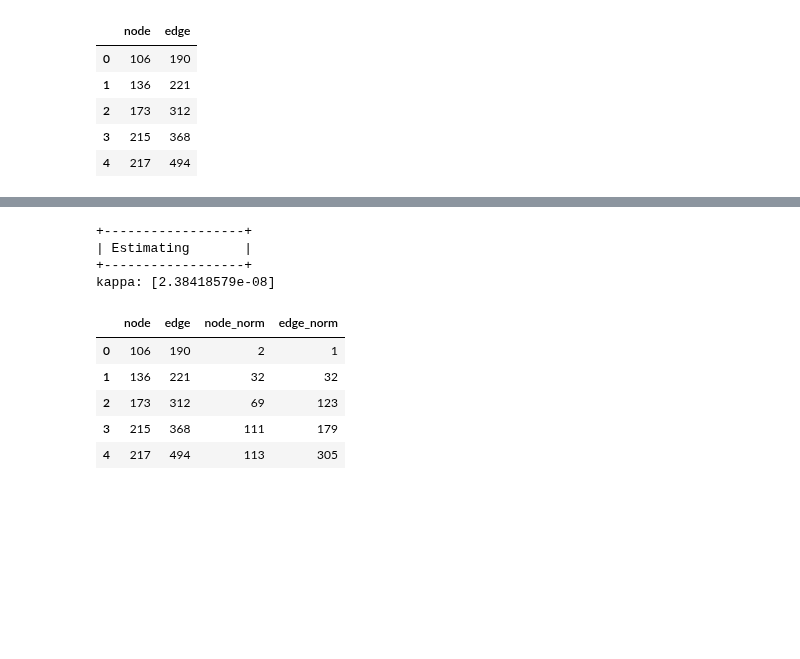
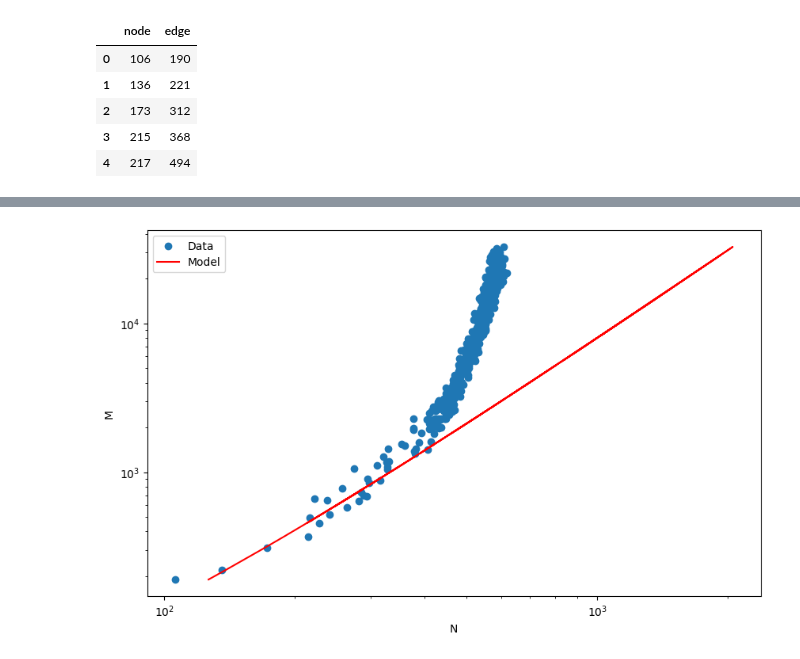
Before and after one commit to yiadka/mobility_scaling, a Jupyter notebook: notebooks/nmscaling_norm_first.ipynb, the cells around one changed output, grey strips where cells are left out. Drawn from its saved outputs; the diff is of its cells as text; code cells hidden in the pictures; blank space fills up the shorter version.

```diff
--- a/notebooks/nmscaling_norm_first.ipynb
+++ b/notebooks/nmscaling_norm_first.ipynb
@@ -87,3 +87,15 @@ def model_uniform(x, kappa):
 # 残差関数の定義
 def residual_uniform(params, x, y):
     return y - model_uniform(x, *params)
+# %%
+print("+------------------+")
+print("| Estimating       |")
+print("+------------------+")
+
+# result = optimize.least_squares(residual_uniform, x0=[0.05], args=(edge_norm_left, node_norm_left))
+# optimized_kappa = result.x
+
+result, _ = optimize.curve_fit(model_uniform, edge_left, node_left, p0=[0.001])
+optimized_kappa = result[0]
+
+print(r"kappa:", optimized_kappa)
@@ -89,0 +107,22 @@ def residual_uniform(params, x, y):
+# %%
+# 元の関数に代入する
+kappa_hat = optimized_kappa
+print("+------------------+")
+Np_estimated = []
+for i in range(len(df_left["edge"])):
+    Np_estimated.append( (1 + np.sqrt(1 + (32 * df_left["edge"][i] / kappa_hat))) / 2 )
+
+# Eq8, 9
+N = []
+M = []
+for i in range(len(Np_estimated)):
+    N.append( Np_estimated[i] * ( 1 - (2/(Np_estimated[i] * kappa_hat)) * (1 - (1 - (kappa_hat/2))**Np_estimated[i] ) ) )
+    M.append( ( kappa_hat * Np_estimated[i] * (Np_estimated[i] - 1) ) * (1 / 8) )
+
+print("|      DONE        |")
+print("+------------------+")
+print("| Np: ", Np_estimated[0])
+print("| kappa: ", kappa_hat)
+print("| N: ", N[0])
+print("| M: ", M[0])
+print("+------------------+")
@@ -89,0 +138,13 @@ def residual_uniform(params, x, y):
+# %%
+# 可視化
+plt.figure(figsize=(10, 6))
+plt.scatter(df_left["node"], df_left["edge"], label='Data')
+plt.plot(N, M, label='Model', color='red')
+plt.xlabel('N')
+plt.ylabel('M')
+plt.xscale('log')
+plt.yscale('log')
+plt.legend(loc='best')
+plt.show()
+# %% [output]
+[figure, added]
@@ -90,17 +155,3 @@ def residual_uniform(params, x, y):
 # %%
 node_norm_left = df_left['node_norm'].values
 edge_norm_left = df_left['edge_norm'].values
-# %%
-print("+------------------+")
-print("| Estimating       |")
-print("+------------------+")
-
-result = optimize.least_squares(residual_uniform, x0=[0.1], args=(edge_norm_left, node_norm_left))
-optimized_kappa = result.x
-
-print(r"kappa:", optimized_kappa)
-# %% [output]
-+------------------+
-| Estimating       |
-+------------------+
-kappa: [2.38418579e-08]
@@ -111,9 +157,0 @@ df_left["edge_norm"] = df_left["edge"] - df_left["edge"].min() + 1
-# %%
-df_left.head()
-# %% [output]
-|  | node | edge | node_norm | edge_norm |
-| 0 | 106 | 190 | 2 | 1 |
-| 1 | 136 | 221 | 32 | 32 |
-| 2 | 173 | 312 | 69 | 123 |
-| 3 | 215 | 368 | 111 | 179 |
-| 4 | 217 | 494 | 113 | 305 |
```
Also changed, not shown: parts of 6 cells of this notebook.
